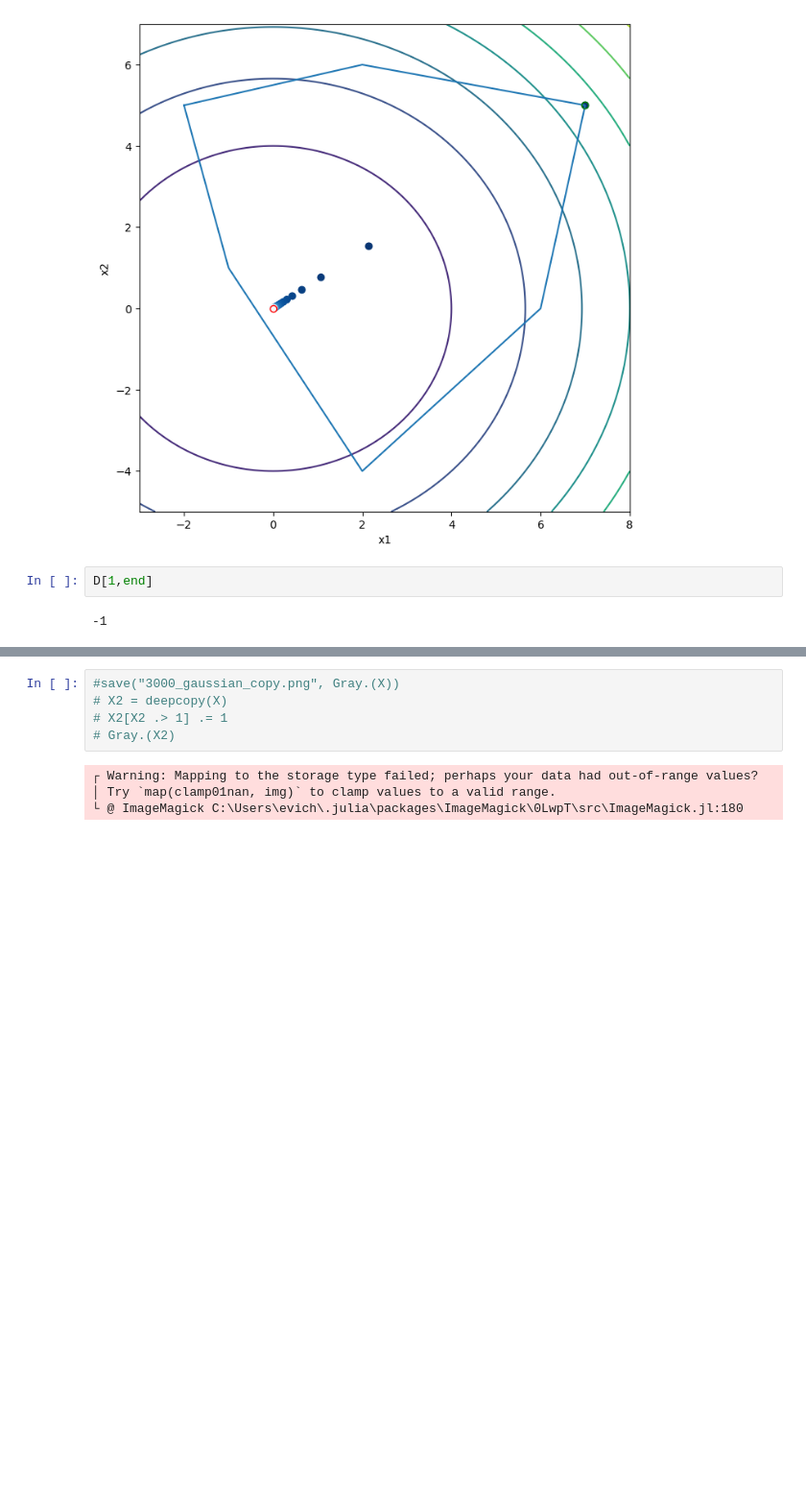
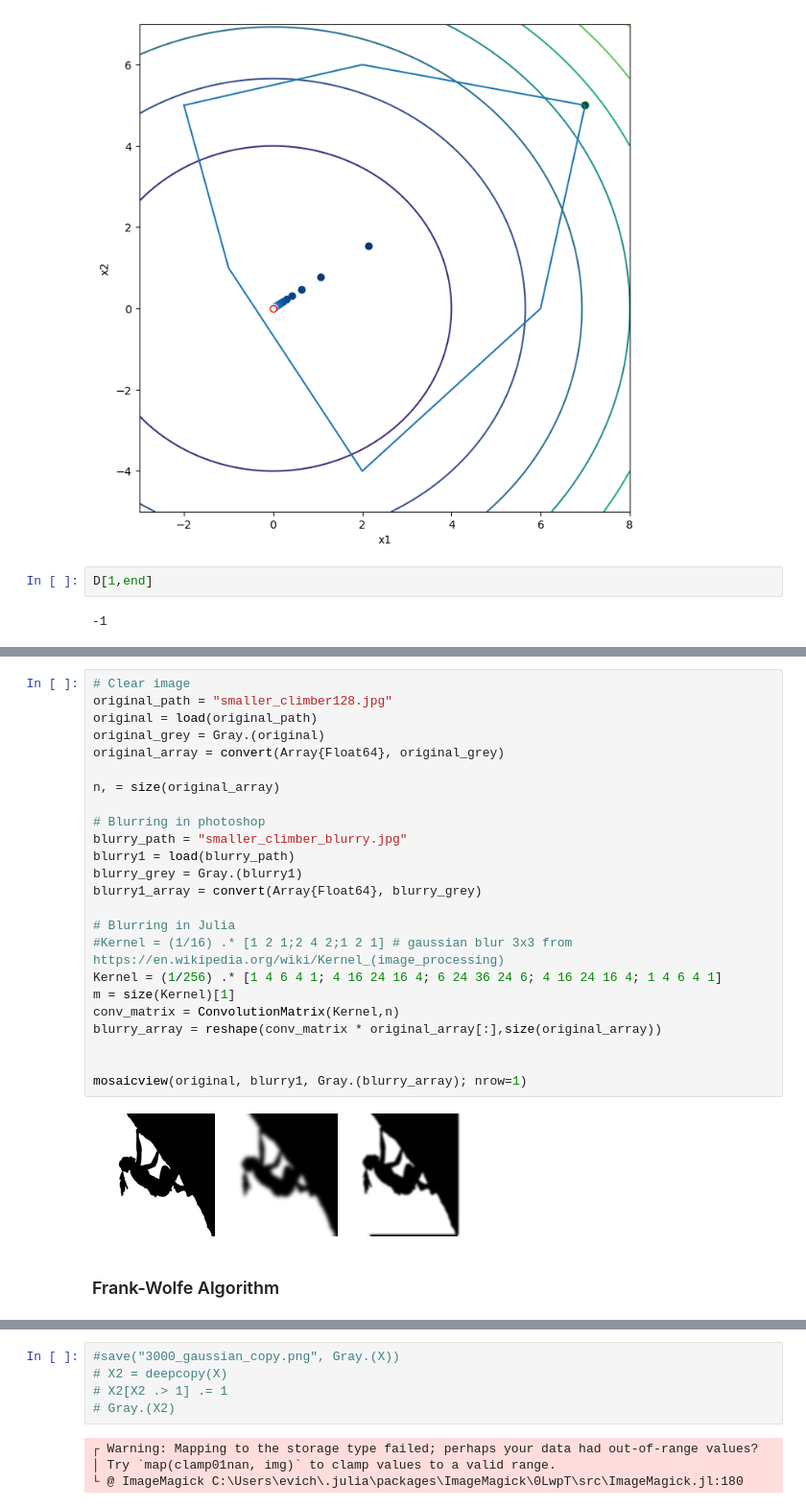
Before and after one commit to e-vic/CPSC536-HW2, a Jupyter notebook: CPSC536M - Homework 2.ipynb, the cells around one changed output, grey strips where cells are left out. Shown: that part at 96% size. Drawn from its saved outputs; the diff is of its cells as text; blank space fills up the shorter version.

Commit message:
3 figures cases, now alll 128x128, so acceptable for wavelet transofrm. gradient is messed up, not yet sure how to make this work... have fun naomi ;)

```diff
--- a/CPSC536M - Homework 2.ipynb
+++ b/CPSC536M - Homework 2.ipynb
@@ -331,0 +268,28 @@ value is: 33883.8202158881
+# %%
+# Clear image
+original_path = "smaller_climber128.jpg"
+original = load(original_path)
+original_grey = Gray.(original)
+original_array = convert(Array{Float64}, original_grey)
+
+n, = size(original_array)
+
+# Blurring in photoshop
+blurry_path = "smaller_climber_blurry.jpg"
+blurry1 = load(blurry_path)
+blurry_grey = Gray.(blurry1)
+blurry1_array = convert(Array{Float64}, blurry_grey)
+
+# Blurring in Julia
+#Kernel = (1/16) .* [1 2 1;2 4 2;1 2 1] # gaussian blur 3x3 from https://en.wikipedia.org/wiki/Kernel_(image_processing)
+Kernel = (1/256) .* [1 4 6 4 1; 4 16 24 16 4; 6 24 36 24 6; 4 16 24 16 4; 1 4 6 4 1]
+m = size(Kernel)[1]
+conv_matrix = ConvolutionMatrix(Kernel,n)
+blurry_array = reshape(conv_matrix * original_array[:],size(original_array))
+
+
+mosaicview(original, blurry1, Gray.(blurry_array); nrow=1)
+# %% [output]
+[figure, added]
+# %% [markdown]
+### Frank-Wolfe Algorithm
```
Also changed, not shown: parts of 12 cells of this notebook, 1 other file.
